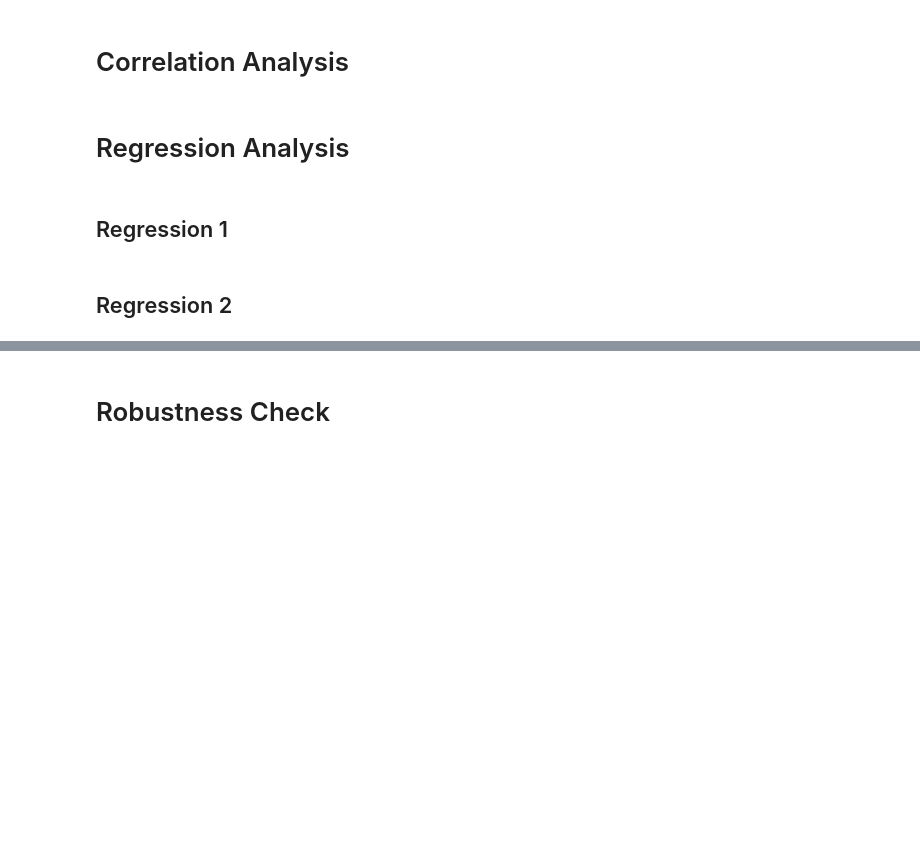
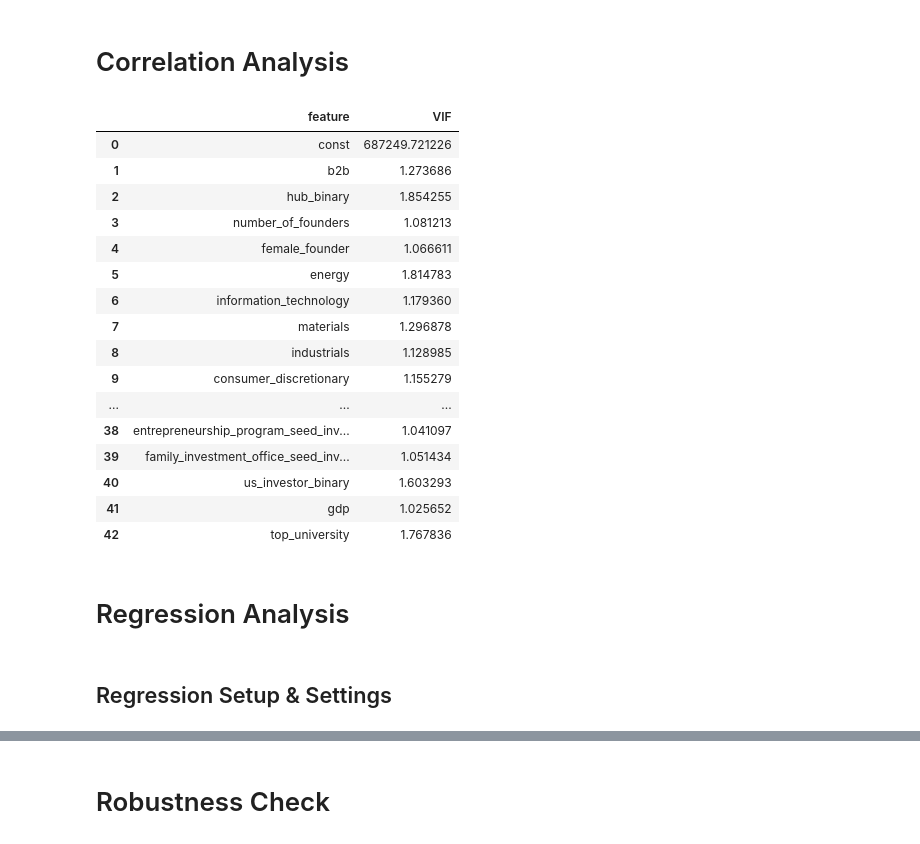
Before and after one commit to JDL05/thesis-spatial-seed-syndication, a Jupyter notebook: notebooks/data_operations.ipynb, the cells around one changed output, grey strips where cells are left out. Drawn from its saved outputs; the diff is of its cells as text; code cells hidden in the pictures; blank space fills up the shorter version.

Commit message:
regression models and angel data

```diff
--- a/notebooks/data_operations.ipynb
+++ b/notebooks/data_operations.ipynb
@@ -1047,3 +1132,5 @@ companies["city_seed_investor_binary"] = companies["company_id"].apply(has_regio
+# %%
+companies['angel'] = companies['angel_round_binary'] | companies['angel_seed_investor_binary']
 # %% [markdown]
 ### Investor Types<br>
 <sub> Checking if at least one Accelerator, Incubator, Micro VC, Corporate Venture Capital, Angel Group, Angel, University Program, Entrepreneurship Program, Family Investment Office is involved in the seed stage<sub>
@@ -1172,4 +1259,4 @@ First seed year between 2007 and 2018
 # %%
 df = df[
-    df["first_seed_round_year"].between(2007, 2020, inclusive="both")
+    df["first_seed_round_year"].between(2000, 2025, inclusive="both")
 ].reset_index(drop=True)
@@ -1178,9 +1263,3 @@ Optional: Last Seed at the end of 2020
-# %%
-'''
-df = df[
-    (df["latest_seed_round_date"].dt.year <= 2020)
-].reset_index(drop=True)
-'''
 # %% [markdown]
 At least one founder
 # %%
@@ -1192,15 +1271,15 @@ selected_features = [
     "company_id", "organization_name", "hq_country", "latitude", "longitude", "founded_year", "b2b", "hub_binary",
     "number_of_founders", "female_founder", "energy", "information_technology", "materials", "industrials",
     "consumer_discretionary", "consumer_staples", "health_care", "financials", "communication_services",
-    "utilities", "real_estate", "other", "grant_before_seed", "first_seed_round_year", "number_seed_rounds",
+    "utilities", "real_estate", "other", "grant_before_seed", "angel_round_binary", "first_seed_round_year", "number_seed_rounds",
     "number_seed_investors", "one_seed_investor_binary", "pre_seed", "follow_on_investor", "low_seed_funding",
     "high_seed_funding", "duration_seed_stage", "all_homecountry_investors_in_seed_binary",
-    "regional_seed_investor_binary", "regional_seed_investor_institutional_binary", "city_seed_investor_binary",
-    "lead_investor_in_seed", "accelerator_seed_investor_binary", "incubator_seed_investor_binary", "micro_vc_seed_investor_binary",
+    "regional_seed_investor_binary", "regional_seed_investor_institutional_binary", "city_seed_investor_binary", "regional_angel_investor",
+    "lead_investor_in_seed", "angel", "accelerator_seed_investor_binary", "incubator_seed_investor_binary", "micro_vc_seed_investor_binary",
     "corporate_venture_capital_seed_investor_binary", "angel_group_seed_investor_binary", "angel_seed_investor_binary",
     "university_program_seed_investor_binary", "entrepreneurship_program_seed_investor_binary",
     "family_investment_office_seed_investor_binary", "us_investor_binary", "gdp", "top_university",
-    "exit_binary", "success"
+    "exit_binary", "post_seed_success", "success"
 ]
 
 df = df[selected_features]
@@ -1212,9 +1291,50 @@ df.to_csv(output_path, index=False)
 # Explanatory Analysis
 # %% [markdown]
 # Correlation Analysis
+# %%
+correlation_features = [
+    "b2b", "hub_binary", "number_of_founders", "female_founder", "energy", "information_technology", "materials", "industrials",
+    "consumer_discretionary", "consumer_staples", "health_care", "financials", "communication_services",
+    "utilities", "real_estate", "other", "grant_before_seed", "angel_round_binary", "first_seed_round_year", "number_seed_rounds",
+    "number_seed_investors", "one_seed_investor_binary", "pre_seed", "follow_on_investor", "low_seed_funding",
+    "high_seed_funding", "duration_seed_stage", "all_homecountry_investors_in_seed_binary",
+    "regional_seed_investor_binary",  "lead_investor_in_seed", "accelerator_seed_investor_binary", "incubator_seed_investor_binary",
+    "micro_vc_seed_investor_binary", "corporate_venture_capital_seed_investor_binary", "angel_group_seed_investor_binary", "angel_seed_investor_binary",
+    "university_program_seed_investor_binary", "entrepreneurship_program_seed_investor_binary",
+    "family_investment_office_seed_investor_binary", "us_investor_binary", "gdp", "top_university"
+]
+X = df[correlation_features].copy()
+
+bool_cols = X.select_dtypes(include='bool').columns
+X[bool_cols] = X[bool_cols].astype(int)
+
+X_with_const = sm.add_constant(X)
+
+vif_data = pd.DataFrame({
+    'feature': X_with_const.columns,
+    'VIF': [variance_inflation_factor(X_with_const.values, i)
+            for i in range(X_with_const.shape[1])]
+})
+vif_data
+# %% [output]
+|  | feature | VIF |
+| 0 | const | 687249.721226 |
+| 1 | b2b | 1.273686 |
+| 2 | hub_binary | 1.854255 |
+| 3 | number_of_founders | 1.081213 |
+| 4 | female_founder | 1.066611 |
+| 5 | energy | 1.814783 |
+| 6 | information_technology | 1.179360 |
+| 7 | materials | 1.296878 |
+| 8 | industrials | 1.128985 |
+| 9 | consumer_discretionary | 1.155279 |
+| ... | ... | ... |
+| 38 | entrepreneurship_program_seed_inv... | 1.041097 |
+| 39 | family_investment_office_seed_inv... | 1.051434 |
+| 40 | us_investor_binary | 1.603293 |
+| 41 | gdp | 1.025652 |
+| 42 | top_university | 1.767836 |
 # %% [markdown]
 # Regression Analysis
-# %% [markdown]
-## Regression 1
-# %% [markdown]
-## Regression 2
+# %% [markdown]
+## Regression Setup & Settings
```
Also changed, not shown: parts of 51 cells of this notebook, 11 other files.
